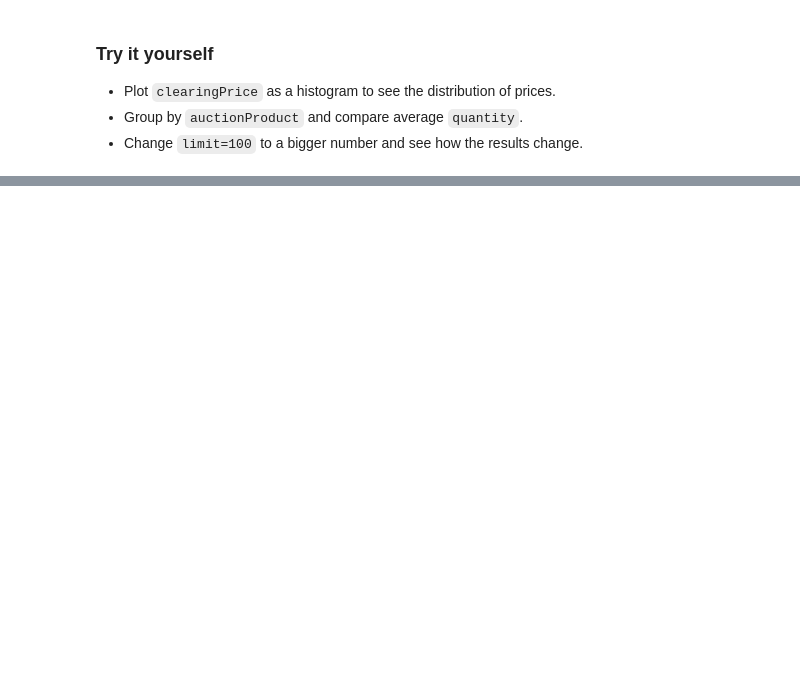
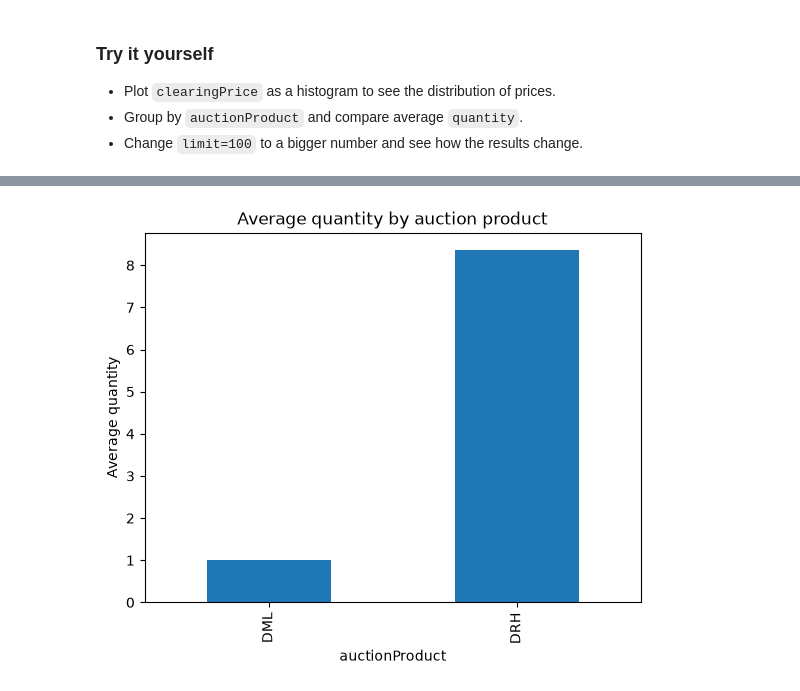
Before and after one commit to guyvw1/upgraded-parakeet, a Jupyter notebook: notebooks/api_data_exploration.ipynb, the cells around one changed output, grey strips where cells are left out. Drawn from its saved outputs; the diff is of its cells as text; code cells hidden in the pictures; blank space fills up the shorter version.

```diff
--- a/notebooks/api_data_exploration.ipynb
+++ b/notebooks/api_data_exploration.ipynb
@@ -71,0 +147,7 @@ plt.show()
+# %%
+df.groupby("auctionProduct")["quantity"].mean().plot(kind="bar")
+plt.title("Average quantity by auction product")
+plt.ylabel("Average quantity")
+plt.show()
+# %% [output]
+[figure, added]
```
Also changed, not shown: parts of 9 cells of this notebook, 5 other files.
